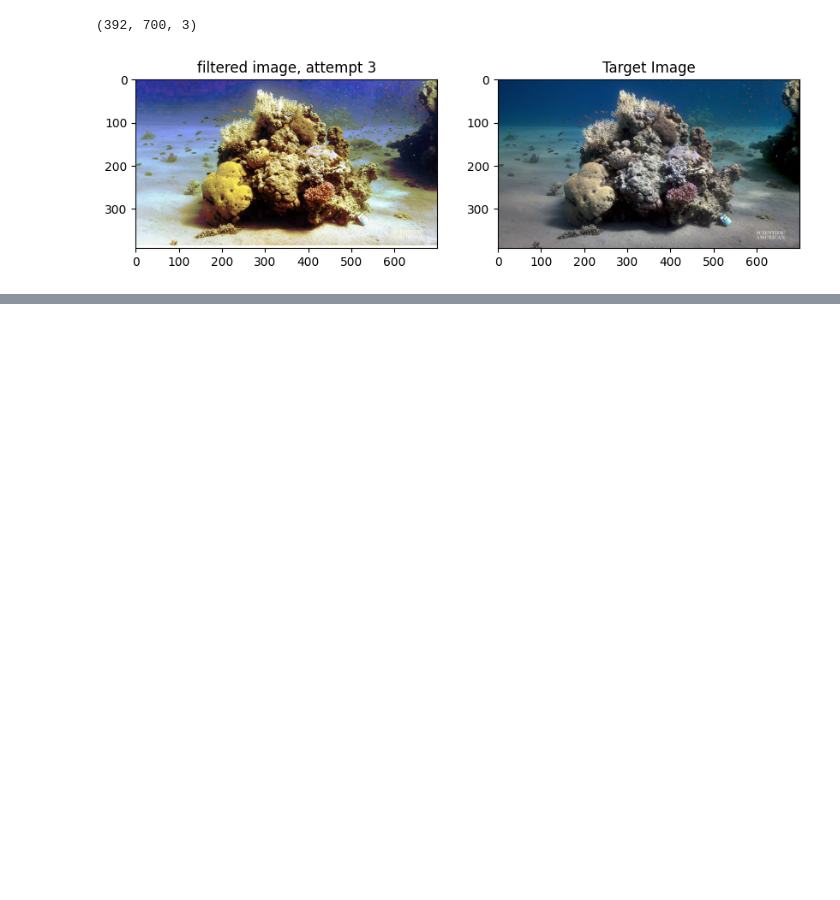
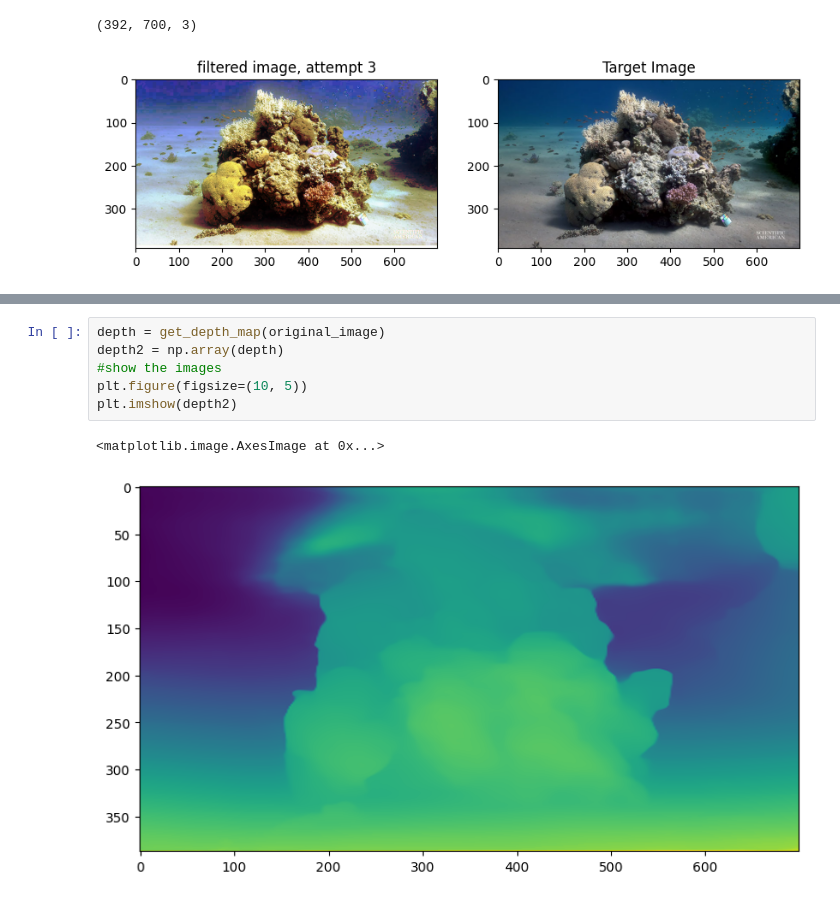
Before and after one commit to nadavo11/divepass_image_processing, a Jupyter notebook: divepass research.ipynb, the cells around one changed output, grey strips where cells are left out. Saved outputs shown, nothing was run; the diff lists cells and outputs as text; blank space fills up the shorter version.

```diff
--- a/divepass research.ipynb
+++ b/divepass research.ipynb
@@ -131,0 +192,9 @@ compare_images(fixed_image, title='filtered image, attempt 3')
+# %%
+depth = get_depth_map(original_image)
+depth2 = np.array(depth)
+#show the images
+plt.figure(figsize=(10, 5))
+plt.imshow(depth2)
+# %% [output]
+<matplotlib.image.AxesImage at 0x...>
+[figure, added]
```
Also changed, not shown: parts of 9 cells of this notebook.
